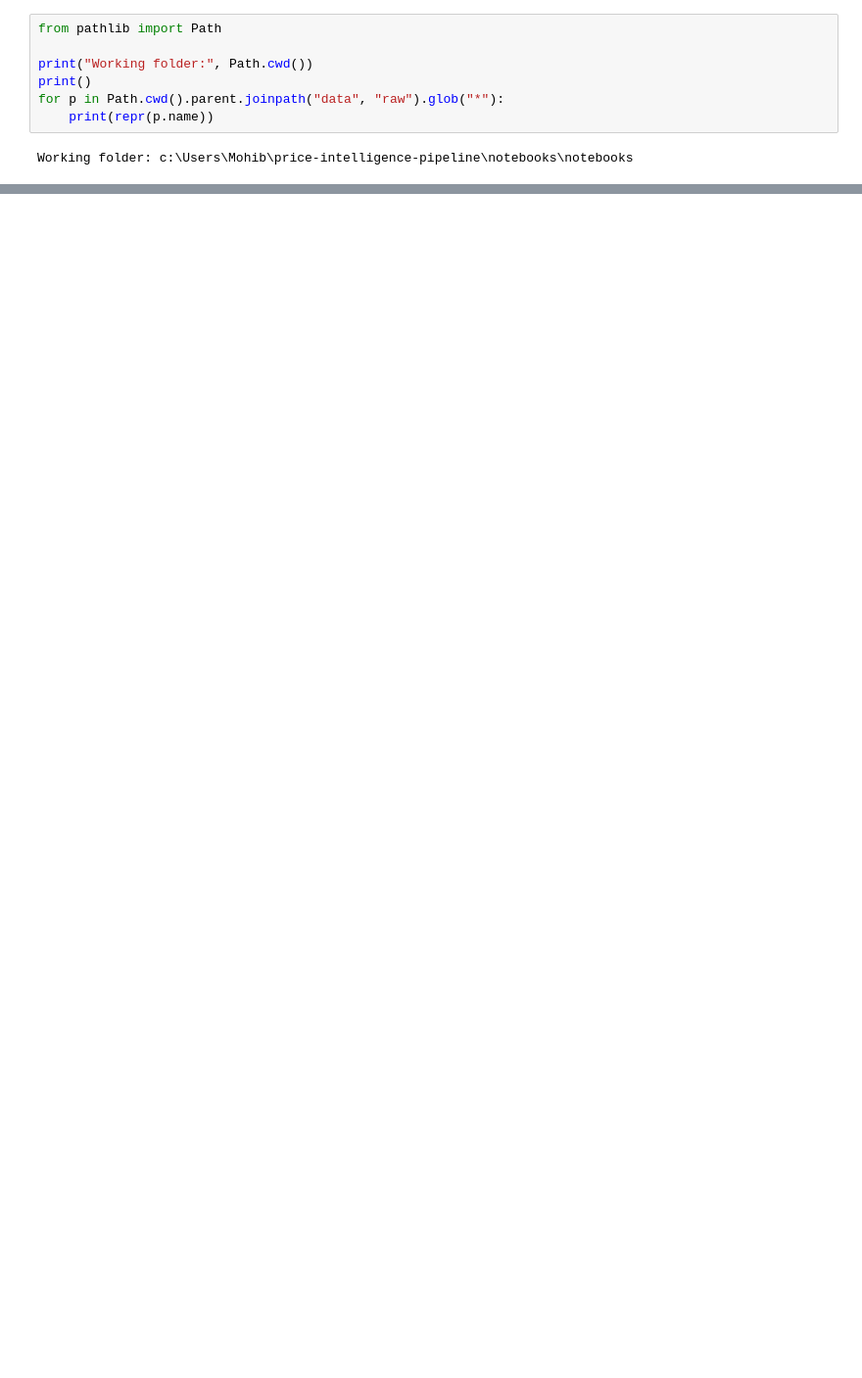
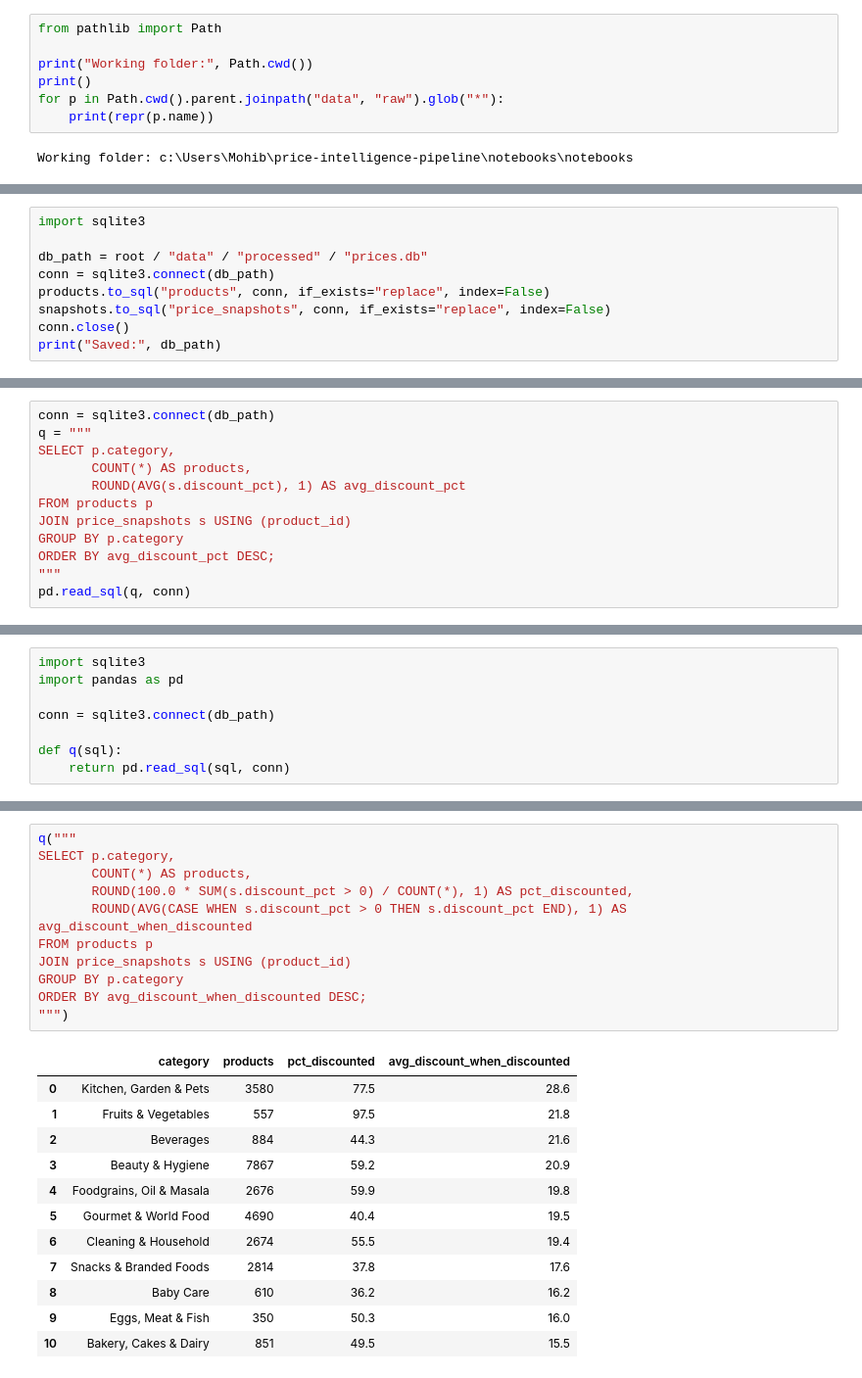
Before and after one commit to nimra-maker/price-intelligence-pipeline, a Jupyter notebook: notebooks/notebooks/01_explore.ipynb, the cells around one changed output, grey strips where cells are left out. Shown at 98% size. Cells and saved outputs as stored; diff of their text form; blank space fills up the shorter version.

```diff
--- a/notebooks/notebooks/01_explore.ipynb
+++ b/notebooks/notebooks/01_explore.ipynb
@@ -54,0 +144,9 @@ Loaded: BigBasket Products.csv
+# %%
+import sqlite3
+
+db_path = root / "data" / "processed" / "prices.db"
+conn = sqlite3.connect(db_path)
+products.to_sql("products", conn, if_exists="replace", index=False)
+snapshots.to_sql("price_snapshots", conn, if_exists="replace", index=False)
+conn.close()
+print("Saved:", db_path)
@@ -54,0 +155,12 @@ Loaded: BigBasket Products.csv
+# %%
+conn = sqlite3.connect(db_path)
+q = """
+SELECT p.category,
+       COUNT(*) AS products,
+       ROUND(AVG(s.discount_pct), 1) AS avg_discount_pct
+FROM products p
+JOIN price_snapshots s USING (product_id)
+GROUP BY p.category
+ORDER BY avg_discount_pct DESC;
+"""
+pd.read_sql(q, conn)
@@ -54,0 +180,8 @@ Loaded: BigBasket Products.csv
+# %%
+import sqlite3
+import pandas as pd
+
+conn = sqlite3.connect(db_path)
+
+def q(sql):
+    return pd.read_sql(sql, conn)
@@ -54,0 +199,24 @@ Loaded: BigBasket Products.csv
+# %%
+q("""
+SELECT p.category,
+       COUNT(*) AS products,
+       ROUND(100.0 * SUM(s.discount_pct > 0) / COUNT(*), 1) AS pct_discounted,
+       ROUND(AVG(CASE WHEN s.discount_pct > 0 THEN s.discount_pct END), 1) AS avg_discount_when_discounted
+FROM products p
+JOIN price_snapshots s USING (product_id)
+GROUP BY p.category
+ORDER BY avg_discount_when_discounted DESC;
+""")
+# %% [output]
+|  | category | products | pct_discounted | avg_discount_when_discounted |
+| 0 | Kitchen, Garden & Pets | 3580 | 77.5 | 28.6 |
+| 1 | Fruits & Vegetables | 557 | 97.5 | 21.8 |
+| 2 | Beverages | 884 | 44.3 | 21.6 |
+| 3 | Beauty & Hygiene | 7867 | 59.2 | 20.9 |
+| 4 | Foodgrains, Oil & Masala | 2676 | 59.9 | 19.8 |
+| 5 | Gourmet & World Food | 4690 | 40.4 | 19.5 |
+| 6 | Cleaning & Household | 2674 | 55.5 | 19.4 |
+| 7 | Snacks & Branded Foods | 2814 | 37.8 | 17.6 |
+| 8 | Baby Care | 610 | 36.2 | 16.2 |
+| 9 | Eggs, Meat & Fish | 350 | 50.3 | 16.0 |
+| 10 | Bakery, Cakes & Dairy | 851 | 49.5 | 15.5 |
```
Also changed, not shown: parts of 18 cells of this notebook, 1 other file.
